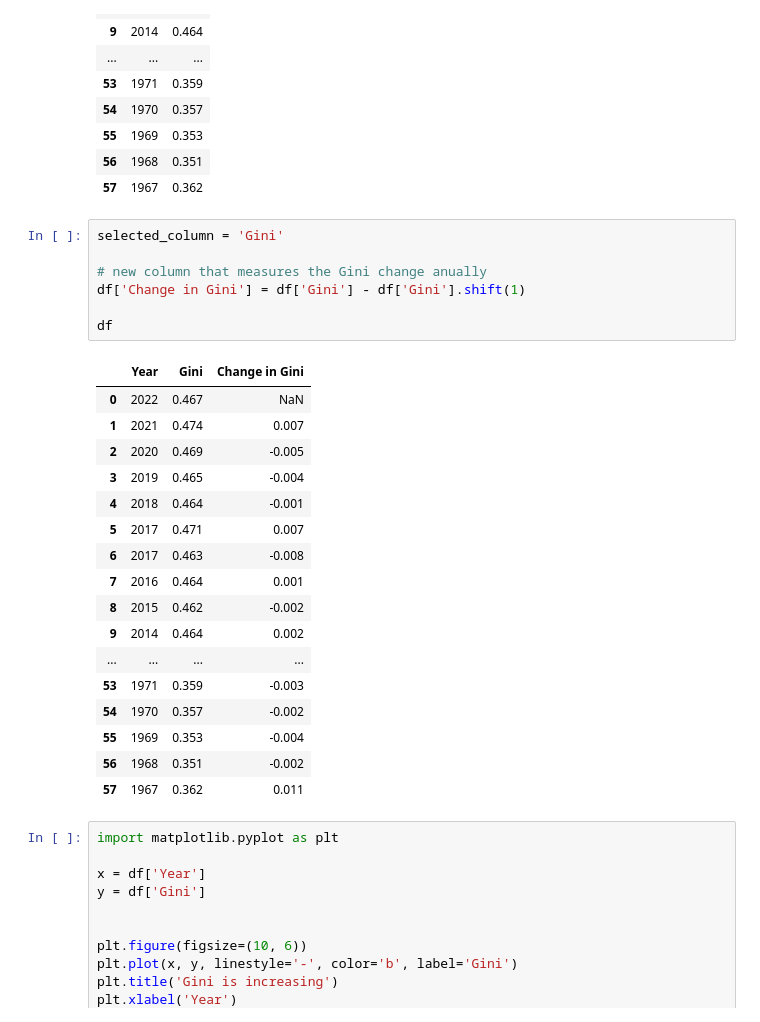
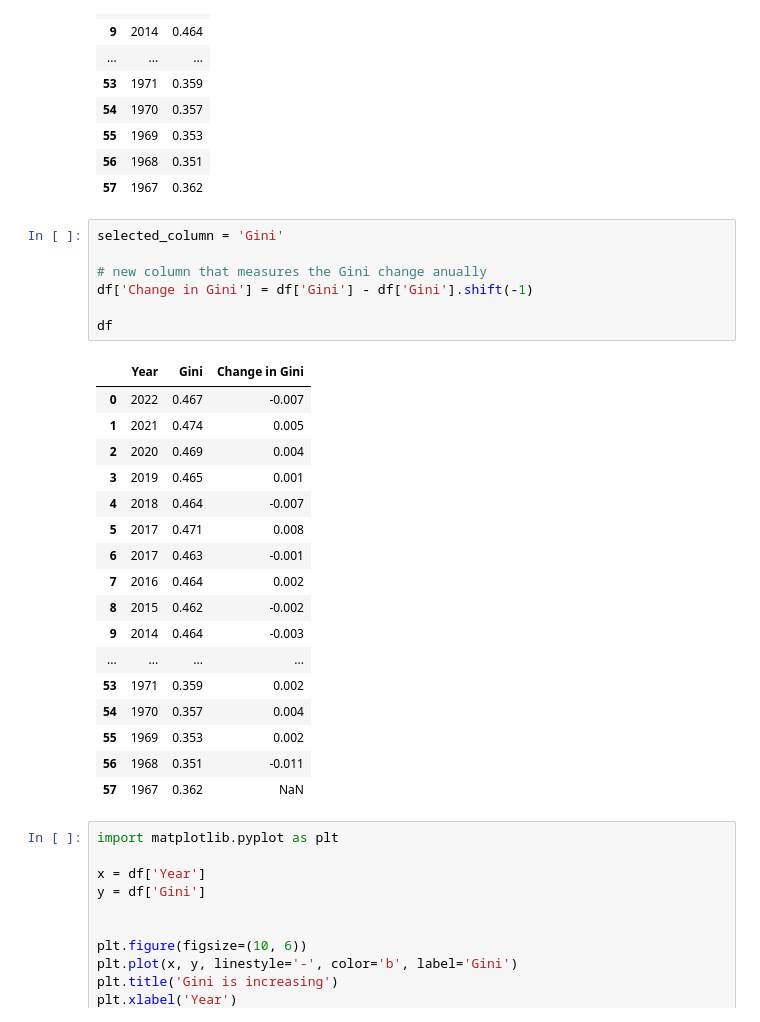
Before and after one commit to marcill1/as.180.369, a Jupyter notebook: contrib/marcill1/Arcillo-Abstract_Intro-Draft.ipynb, the cells around one changed output. Cells and saved outputs as stored; diff of their text form.

```diff
--- a/contrib/marcill1/Arcillo-Abstract_Intro-Draft.ipynb
+++ b/contrib/marcill1/Arcillo-Abstract_Intro-Draft.ipynb
@@ -73,28 +73,28 @@ df
 # %%
 selected_column = 'Gini'
 
 # new column that measures the Gini change anually
-df['Change in Gini'] = df['Gini'] - df['Gini'].shift(1)
+df['Change in Gini'] = df['Gini'] - df['Gini'].shift(-1)
 
 df
 # %% [output]
 |  | Year | Gini | Change in Gini |
-| 0 | 2022 | 0.467 | NaN |
-| 1 | 2021 | 0.474 | 0.007 |
-| 2 | 2020 | 0.469 | -0.005 |
-| 3 | 2019 | 0.465 | -0.004 |
-| 4 | 2018 | 0.464 | -0.001 |
-| 5 | 2017 | 0.471 | 0.007 |
-| 6 | 2017 | 0.463 | -0.008 |
-| 7 | 2016 | 0.464 | 0.001 |
+| 0 | 2022 | 0.467 | -0.007 |
+| 1 | 2021 | 0.474 | 0.005 |
+| 2 | 2020 | 0.469 | 0.004 |
+| 3 | 2019 | 0.465 | 0.001 |
+| 4 | 2018 | 0.464 | -0.007 |
+| 5 | 2017 | 0.471 | 0.008 |
+| 6 | 2017 | 0.463 | -0.001 |
+| 7 | 2016 | 0.464 | 0.002 |
 | 8 | 2015 | 0.462 | -0.002 |
-| 9 | 2014 | 0.464 | 0.002 |
+| 9 | 2014 | 0.464 | -0.003 |
 | ... | ... | ... | ... |
-| 53 | 1971 | 0.359 | -0.003 |
-| 54 | 1970 | 0.357 | -0.002 |
-| 55 | 1969 | 0.353 | -0.004 |
-| 56 | 1968 | 0.351 | -0.002 |
-| 57 | 1967 | 0.362 | 0.011 |
+| 53 | 1971 | 0.359 | 0.002 |
+| 54 | 1970 | 0.357 | 0.004 |
+| 55 | 1969 | 0.353 | 0.002 |
+| 56 | 1968 | 0.351 | -0.011 |
+| 57 | 1967 | 0.362 | NaN |
 # %%
 import matplotlib.pyplot as plt
 
```
Also changed, not shown: parts of 1 cell of this notebook, 1 other file.
